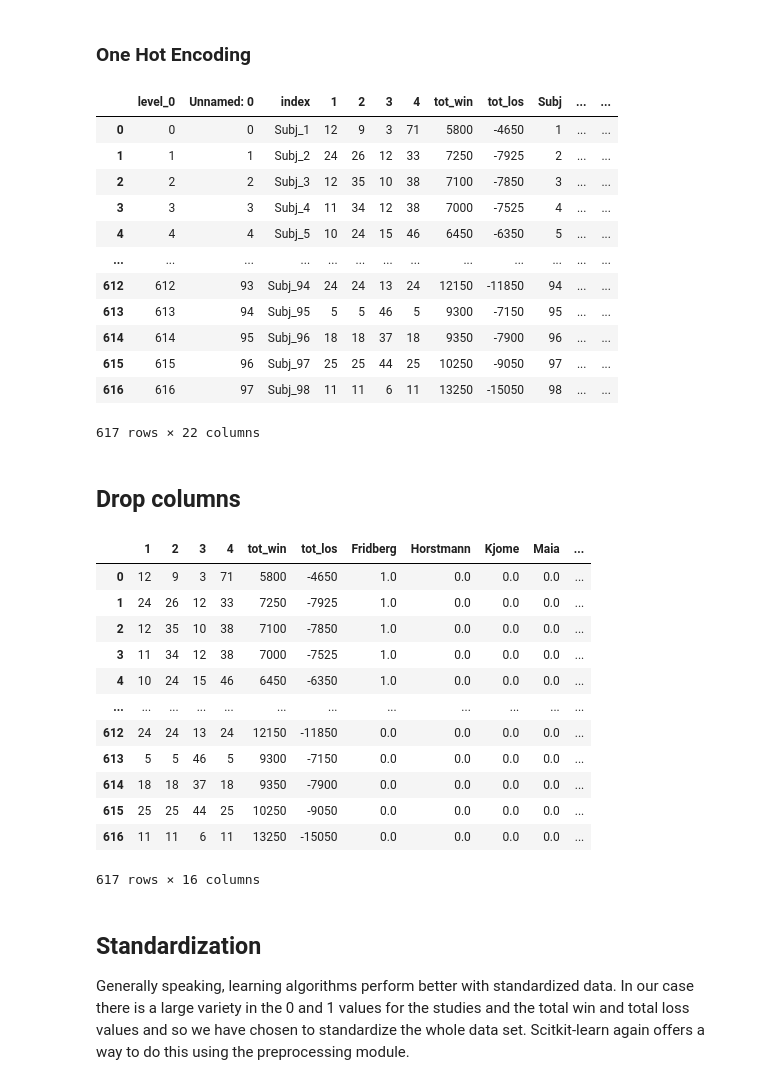
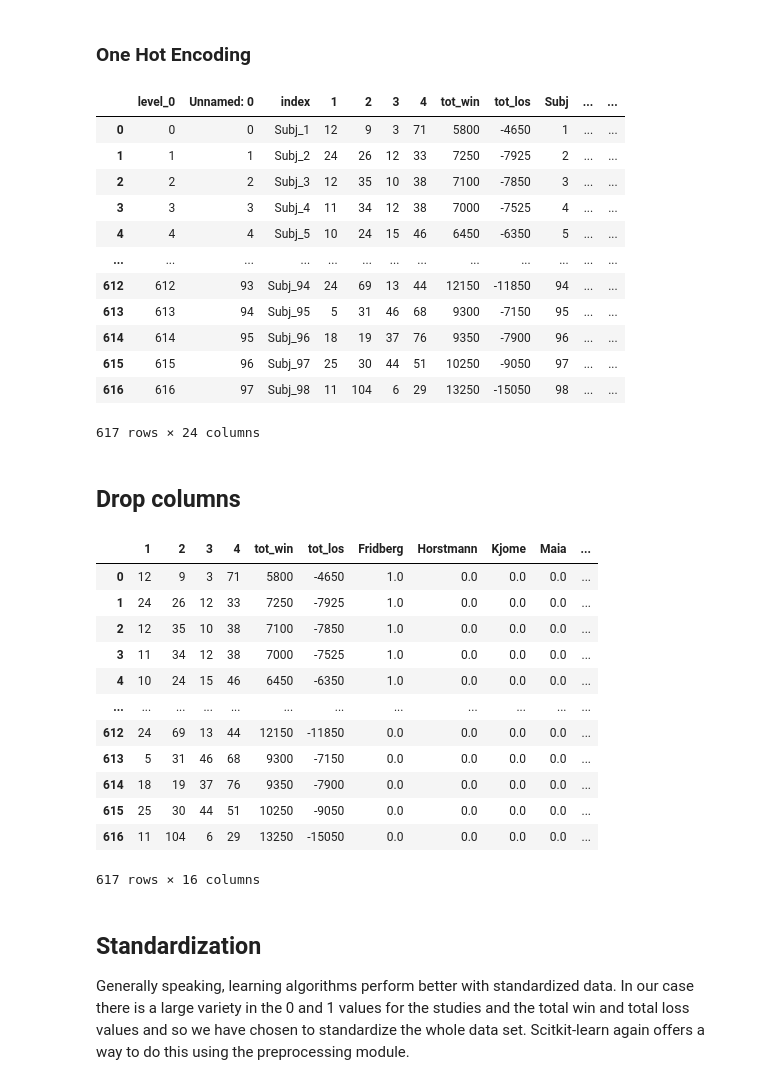
Before and after one commit to dockreg/ca4015_assignment_1, a Jupyter notebook: content/K_Means_Clustering.ipynb, the cells around one changed output. Drawn from its saved outputs; the diff is of its cells as text; code cells hidden in the pictures.

```diff
--- a/content/K_Means_Clustering.ipynb
+++ b/content/K_Means_Clustering.ipynb
@@ -18,7 +18,7 @@ from sklearn.metrics import silhouette_score
 # %% [markdown]
 ## Import Data
 # %%
-clean_data = pd.read_csv('Data/cleaned_data.csv')
+clean_data = pd.read_csv('../data/cleaned_data.csv')
 # %% [markdown]
 # Preprocessing
 
@@ -76,30 +76,30 @@ enc
 | 3 | 3 | 3 | Subj_4 | 11 | 34 | 12 | 38 | 7000 | -7525 | 4 | ... | ... |
 | 4 | 4 | 4 | Subj_5 | 10 | 24 | 15 | 46 | 6450 | -6350 | 5 | ... | ... |
 | ... | ... | ... | ... | ... | ... | ... | ... | ... | ... | ... | ... | ... |
-| 612 | 612 | 93 | Subj_94 | 24 | 24 | 13 | 24 | 12150 | -11850 | 94 | ... | ... |
-| 613 | 613 | 94 | Subj_95 | 5 | 5 | 46 | 5 | 9300 | -7150 | 95 | ... | ... |
-| 614 | 614 | 95 | Subj_96 | 18 | 18 | 37 | 18 | 9350 | -7900 | 96 | ... | ... |
-| 615 | 615 | 96 | Subj_97 | 25 | 25 | 44 | 25 | 10250 | -9050 | 97 | ... | ... |
-| 616 | 616 | 97 | Subj_98 | 11 | 11 | 6 | 11 | 13250 | -15050 | 98 | ... | ... |
+| 612 | 612 | 93 | Subj_94 | 24 | 69 | 13 | 44 | 12150 | -11850 | 94 | ... | ... |
+| 613 | 613 | 94 | Subj_95 | 5 | 31 | 46 | 68 | 9300 | -7150 | 95 | ... | ... |
+| 614 | 614 | 95 | Subj_96 | 18 | 19 | 37 | 76 | 9350 | -7900 | 96 | ... | ... |
+| 615 | 615 | 96 | Subj_97 | 25 | 30 | 44 | 51 | 10250 | -9050 | 97 | ... | ... |
+| 616 | 616 | 97 | Subj_98 | 11 | 104 | 6 | 29 | 13250 | -15050 | 98 | ... | ... |
-617 rows × 22 columns
+617 rows × 24 columns
 # %% [markdown]
 ## Drop columns
 # %%
-df = enc.drop(columns=['level_0', 'index', 'Subj', 'Study', 'Study_no', 'Unnamed: 0'])
+df = enc.drop(columns=['level_0', 'index', 'Subj', 'Study', 'Study_no', 'Unnamed: 0', "Unique_ID", "balance"])
 df
 # %% [output]
 |  | 1 | 2 | 3 | 4 | tot_win | tot_los | Fridberg | Horstmann | Kjome | Maia | ... |
 | 0 | 12 | 9 | 3 | 71 | 5800 | -4650 | 1.0 | 0.0 | 0.0 | 0.0 | ... |
 | 1 | 24 | 26 | 12 | 33 | 7250 | -7925 | 1.0 | 0.0 | 0.0 | 0.0 | ... |
 | 2 | 12 | 35 | 10 | 38 | 7100 | -7850 | 1.0 | 0.0 | 0.0 | 0.0 | ... |
 | 3 | 11 | 34 | 12 | 38 | 7000 | -7525 | 1.0 | 0.0 | 0.0 | 0.0 | ... |
 | 4 | 10 | 24 | 15 | 46 | 6450 | -6350 | 1.0 | 0.0 | 0.0 | 0.0 | ... |
 | ... | ... | ... | ... | ... | ... | ... | ... | ... | ... | ... | ... |
-| 612 | 24 | 24 | 13 | 24 | 12150 | -11850 | 0.0 | 0.0 | 0.0 | 0.0 | ... |
-| 613 | 5 | 5 | 46 | 5 | 9300 | -7150 | 0.0 | 0.0 | 0.0 | 0.0 | ... |
-| 614 | 18 | 18 | 37 | 18 | 9350 | -7900 | 0.0 | 0.0 | 0.0 | 0.0 | ... |
-| 615 | 25 | 25 | 44 | 25 | 10250 | -9050 | 0.0 | 0.0 | 0.0 | 0.0 | ... |
-| 616 | 11 | 11 | 6 | 11 | 13250 | -15050 | 0.0 | 0.0 | 0.0 | 0.0 | ... |
+| 612 | 24 | 69 | 13 | 44 | 12150 | -11850 | 0.0 | 0.0 | 0.0 | 0.0 | ... |
+| 613 | 5 | 31 | 46 | 68 | 9300 | -7150 | 0.0 | 0.0 | 0.0 | 0.0 | ... |
+| 614 | 18 | 19 | 37 | 76 | 9350 | -7900 | 0.0 | 0.0 | 0.0 | 0.0 | ... |
+| 615 | 25 | 30 | 44 | 51 | 10250 | -9050 | 0.0 | 0.0 | 0.0 | 0.0 | ... |
+| 616 | 11 | 104 | 6 | 29 | 13250 | -15050 | 0.0 | 0.0 | 0.0 | 0.0 | ... |
 617 rows × 16 columns
 # %% [markdown]
 ## Standardization
```
Also changed, not shown: parts of 12 cells of this notebook, 2 other files.
